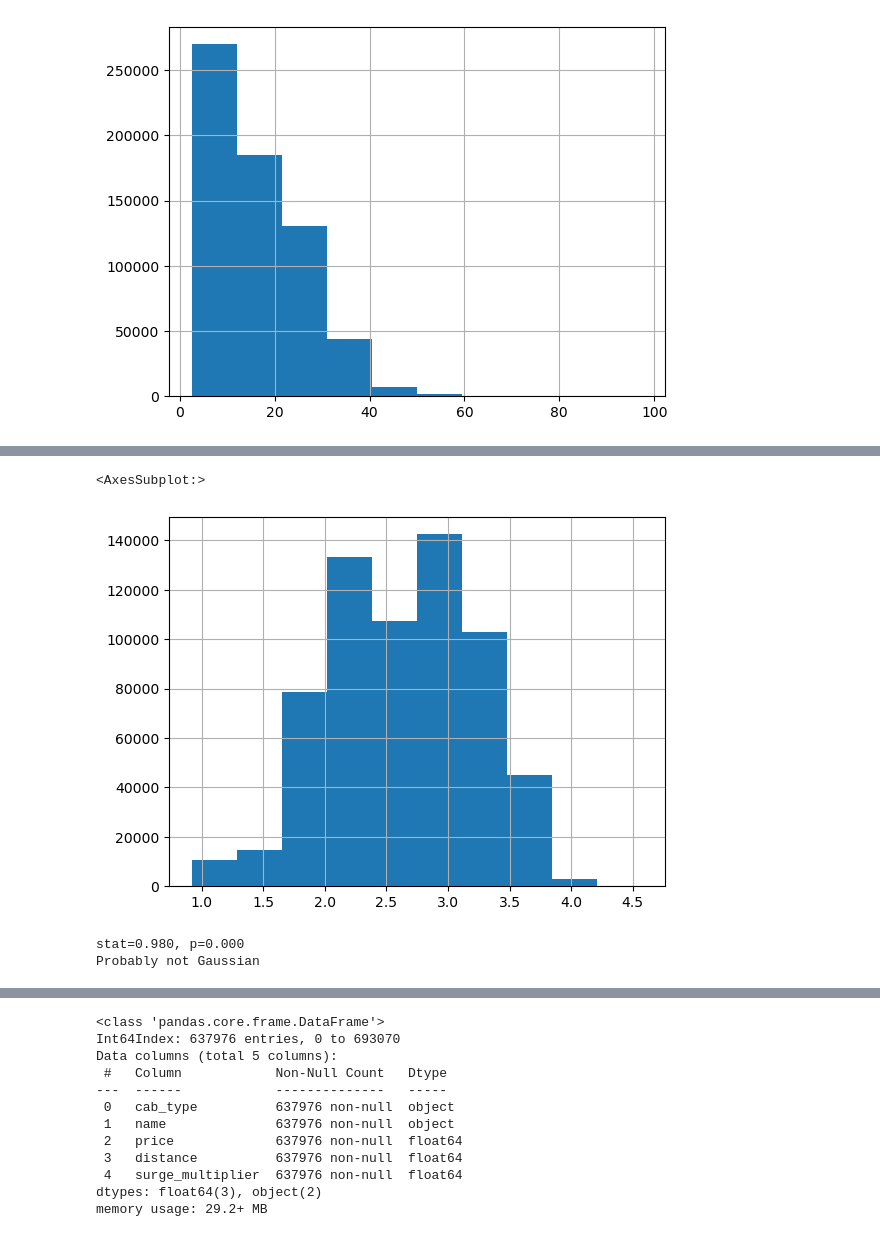
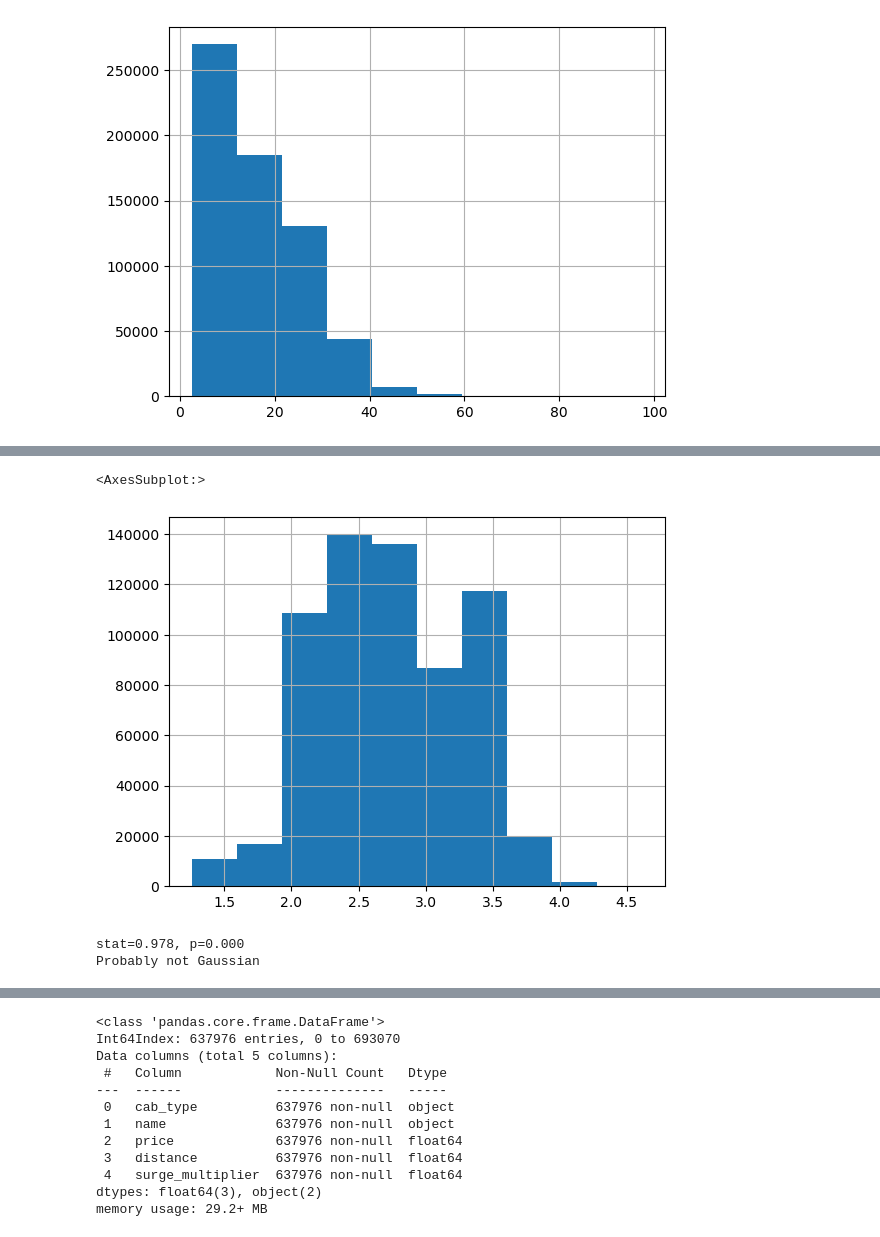
Before and after one commit to JonathanAdi7/Final-Project_Kelompok4, a Jupyter notebook: Final-Project-1_Kelompok 4.ipynb, the cells around one changed output, grey strips where cells are left out. Drawn from its saved outputs; the diff is of its cells as text; code cells hidden in the pictures.

```diff
--- a/Final-Project-1_Kelompok 4.ipynb
+++ b/Final-Project-1_Kelompok 4.ipynb
@@ -375,0 +531,5 @@ data3
+# %%
+pt = preprocessing.PowerTransformer(method='yeo-johnson', standardize=False)
+# %%
+data7.distance = pt.fit_transform(data7.distance.values.reshape(-1,1))
+data7.distance
@@ -379,4 +567,7 @@ data3.price.hist()
 <AxesSubplot:>
 [figure]
 # %%
-data3.price = np.log(data3.price.dropna())
+data7.price = np.log(data7.price.dropna())
+# %%
+data7.price = pt.fit_transform(data7.price.values.reshape(-1,1))
+data7.price
@@ -383,15 +587,15 @@ data3.price = np.log(data3.price.dropna())
 # %%
-data3.price.hist()
+data7.price.hist()
 # %% [output]
 <AxesSubplot:>
-[figure, old version]
+[figure, new version]
 # %%
-stat, p = scipy.stats.shapiro(data3.price)
+stat, p = scipy.stats.shapiro(data7.price)
 print('stat=%.3f, p=%.3f' % (stat, p))
 if p > 0.05:
     print('Probably Gaussian')
 else:
     print('Probably not Gaussian')
 # %% [output]
-stat=0.980, p=0.000
+stat=0.978, p=0.000
 Probably not Gaussian
```
Also changed, not shown: parts of 82 cells of this notebook.
